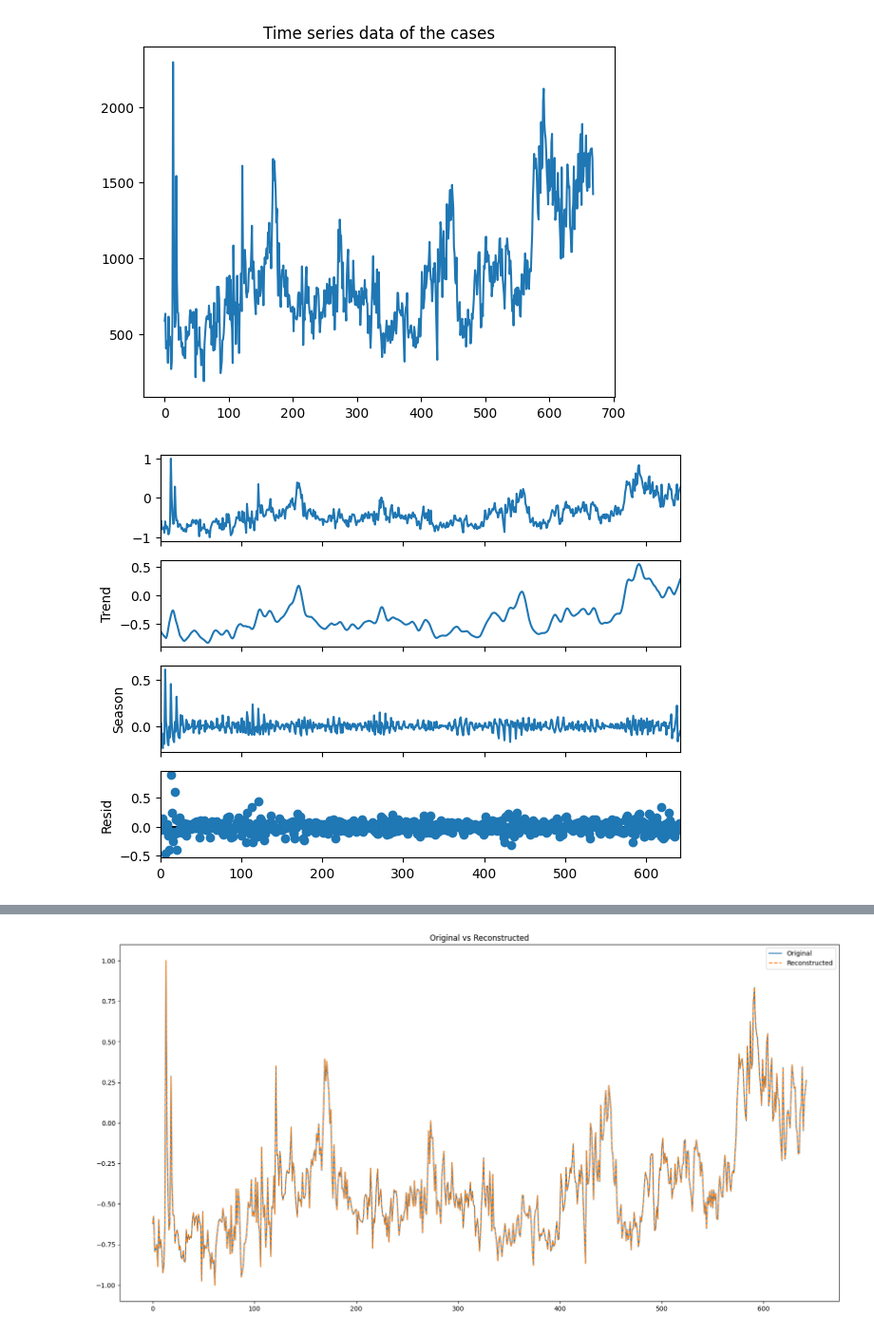
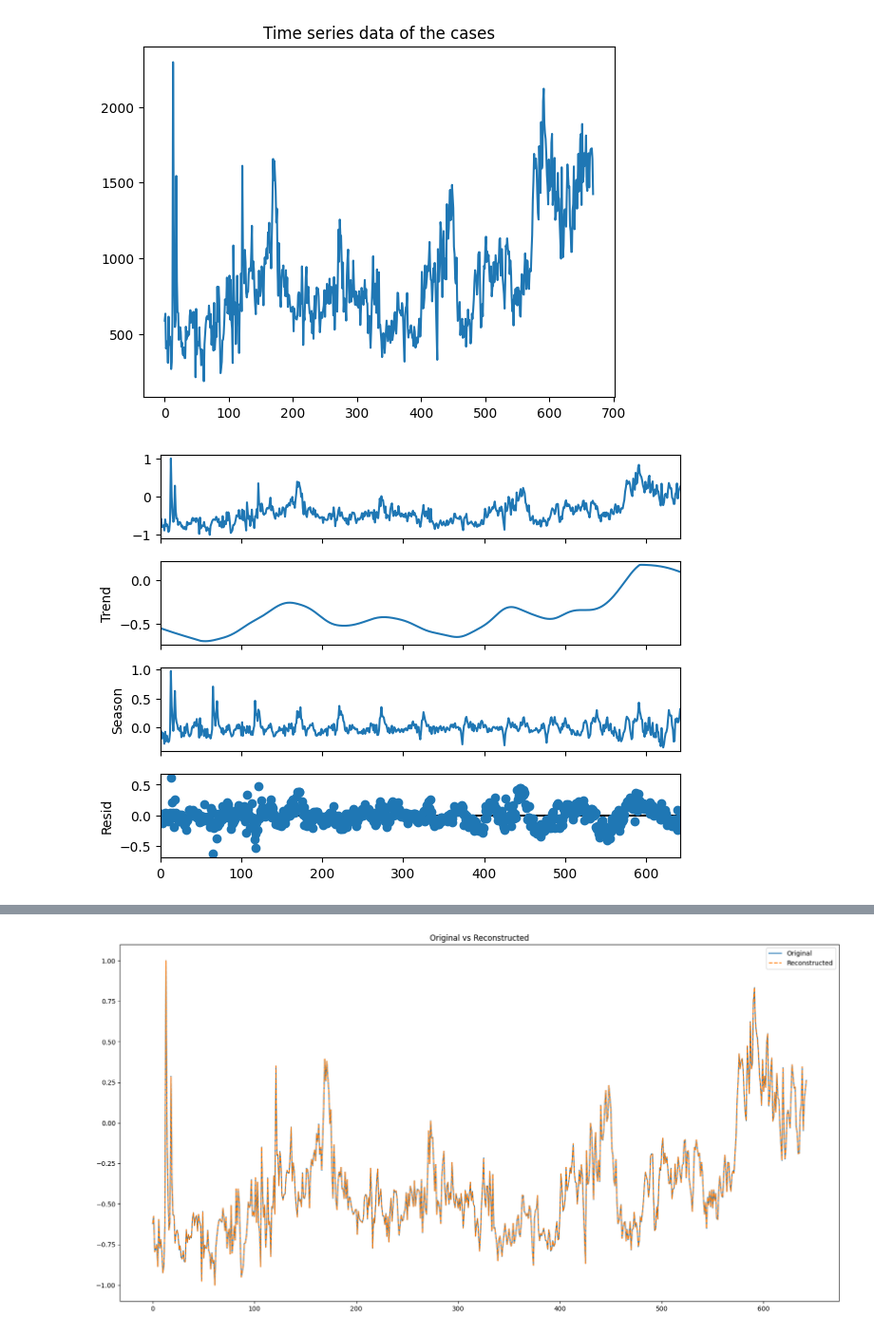
Before and after one commit to AmeyChoudhary/DPCN_Baby_Sharks, a Jupyter notebook: Amey/final_stl.ipynb, the cells around one changed output, grey strips where cells are left out. Shown at 95% size. Saved outputs shown, nothing was run; the diff lists cells and outputs as text; code cells hidden in the pictures.

```diff
--- a/Amey/final_stl.ipynb
+++ b/Amey/final_stl.ipynb
@@ -106,16 +106,16 @@ cases_time_series_scaled = scaler.fit_transform(cases_time_series_pruned.reshape
 # %%
 from statsmodels.tsa.seasonal import STL
 
 # convert the time series data to pandas dataframe
 cases_time_series_scaled = pd.Series(cases_time_series_scaled)
-stl = STL(cases_time_series_scaled, period=7)
+stl = STL(cases_time_series_scaled, period=52)
 res = stl.fit()
 
 seasonal, trend, resid = res.seasonal, res.trend, res.resid
 res.plot()
 plt.show()
 # %% [output]
-[figure, old version]
+[figure, new version]
 # %%
 IMFs = []
 IMFs.append(resid.tolist())
```
Also changed, not shown: parts of 3 cells of this notebook, 3 other files.
